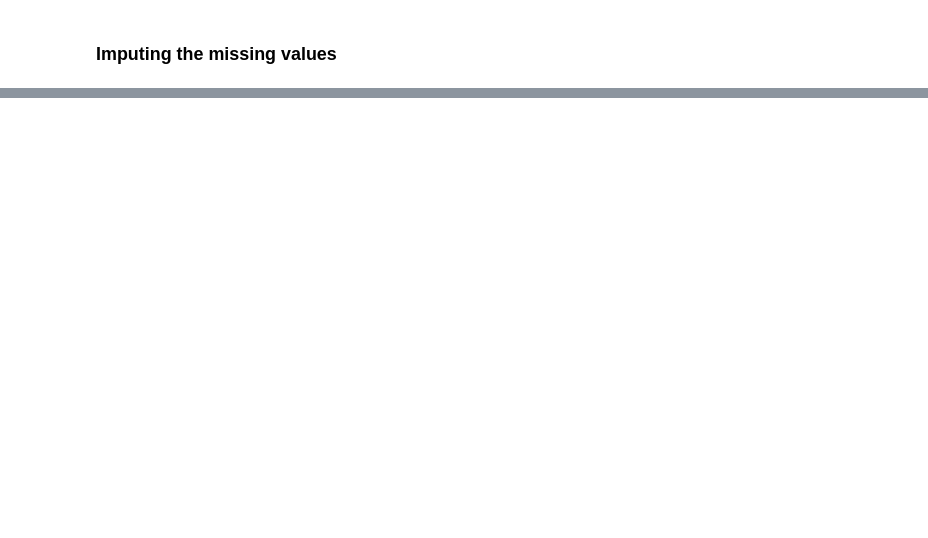
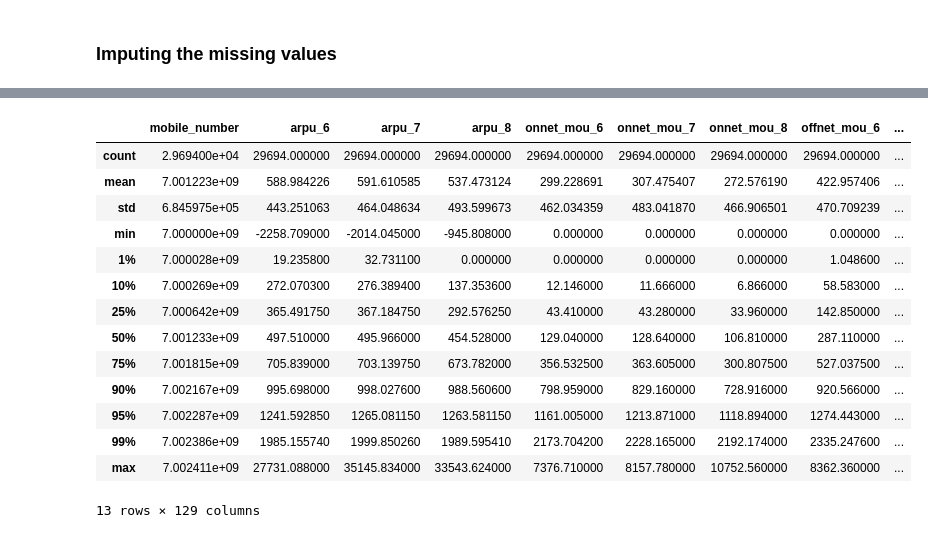
Before and after one commit to soni-aditya/telecom-churn-predictor, a Jupyter notebook: assignment_notebook.ipynb, the cells around one changed output, grey strips where cells are left out. Cells and saved outputs as stored; diff of their text form; code cells hidden in the pictures; blank space fills up the shorter version.

```diff
--- a/assignment_notebook.ipynb
+++ b/assignment_notebook.ipynb
@@ -102,0 +138,8 @@ memory usage: 169.4+ MB
+# %%
+# Finding all columns that have unique values, ie. have exactly zero variance
+zero_variance_columns = []
+for col in df.columns:
+    if len(df[col].value_counts()) == 1:
+        zero_variance_columns.append(col)
+# Dropping all columns that have unique values, ie. have exactly zero variance
+df = df.drop(zero_variance_columns,axis=1)
@@ -102,0 +193,10 @@ memory usage: 169.4+ MB
+# %%
+fields_to_be_imputed = ['date_of_last_rech']
+
+for field in fields_to_be_imputed:
+    for month in ['6', '7', '8']:
+        fields_to_be_imputed = field + '_' + month
+        df[fields_to_be_imputed].fillna(df[fields_to_be_imputed].mode()[0], inplace=True)
+
+
+null_value_stats()
@@ -102,0 +227,5 @@ memory usage: 169.4+ MB
+# %%
+# instead of date of last recharge, we should consider day of recharge
+df['date_of_last_rech_6'] = pd.to_datetime(df.date_of_last_rech_6).dt.day
+df['date_of_last_rech_7'] = pd.to_datetime(df.date_of_last_rech_7).dt.day
+df['date_of_last_rech_8'] = pd.to_datetime(df.date_of_last_rech_8).dt.day
@@ -102,0 +234,7 @@ memory usage: 169.4+ MB
+# %%
+missing_cols = df.columns[df.isnull().sum()>0]
+for col in missing_cols:
+    df[col].fillna((df[col].median()), inplace=True)
+
+null_value_stats()
+df.shape
@@ -102,0 +255,18 @@ memory usage: 169.4+ MB
+# %%
+df.describe(percentiles=[0.01, 0.10,.25,.5,.75,.90,.95,.99])
+# %% [output]
+|  | mobile_number | arpu_6 | arpu_7 | arpu_8 | onnet_mou_6 | onnet_mou_7 | onnet_mou_8 | offnet_mou_6 | ... |
+| count | 2.969400e+04 | 29694.000000 | 29694.000000 | 29694.000000 | 29694.000000 | 29694.000000 | 29694.000000 | 29694.000000 | ... |
+| mean | 7.001223e+09 | 588.984226 | 591.610585 | 537.473124 | 299.228691 | 307.475407 | 272.576190 | 422.957406 | ... |
+| std | 6.845975e+05 | 443.251063 | 464.048634 | 493.599673 | 462.034359 | 483.041870 | 466.906501 | 470.709239 | ... |
+| min | 7.000000e+09 | -2258.709000 | -2014.045000 | -945.808000 | 0.000000 | 0.000000 | 0.000000 | 0.000000 | ... |
+| 1% | 7.000028e+09 | 19.235800 | 32.731100 | 0.000000 | 0.000000 | 0.000000 | 0.000000 | 1.048600 | ... |
+| 10% | 7.000269e+09 | 272.070300 | 276.389400 | 137.353600 | 12.146000 | 11.666000 | 6.866000 | 58.583000 | ... |
+| 25% | 7.000642e+09 | 365.491750 | 367.184750 | 292.576250 | 43.410000 | 43.280000 | 33.960000 | 142.850000 | ... |
+| 50% | 7.001233e+09 | 497.510000 | 495.966000 | 454.528000 | 129.040000 | 128.640000 | 106.810000 | 287.110000 | ... |
+| 75% | 7.001815e+09 | 705.839000 | 703.139750 | 673.782000 | 356.532500 | 363.605000 | 300.807500 | 527.037500 | ... |
+| 90% | 7.002167e+09 | 995.698000 | 998.027600 | 988.560600 | 798.959000 | 829.160000 | 728.916000 | 920.566000 | ... |
+| 95% | 7.002287e+09 | 1241.592850 | 1265.081150 | 1263.581150 | 1161.005000 | 1213.871000 | 1118.894000 | 1274.443000 | ... |
+| 99% | 7.002386e+09 | 1985.155740 | 1999.850260 | 1989.595410 | 2173.704200 | 2228.165000 | 2192.174000 | 2335.247600 | ... |
+| max | 7.002411e+09 | 27731.088000 | 35145.834000 | 33543.624000 | 7376.710000 | 8157.780000 | 10752.560000 | 8362.360000 | ... |
+13 rows × 129 columns
```
Also changed, not shown: parts of 36 cells of this notebook.
